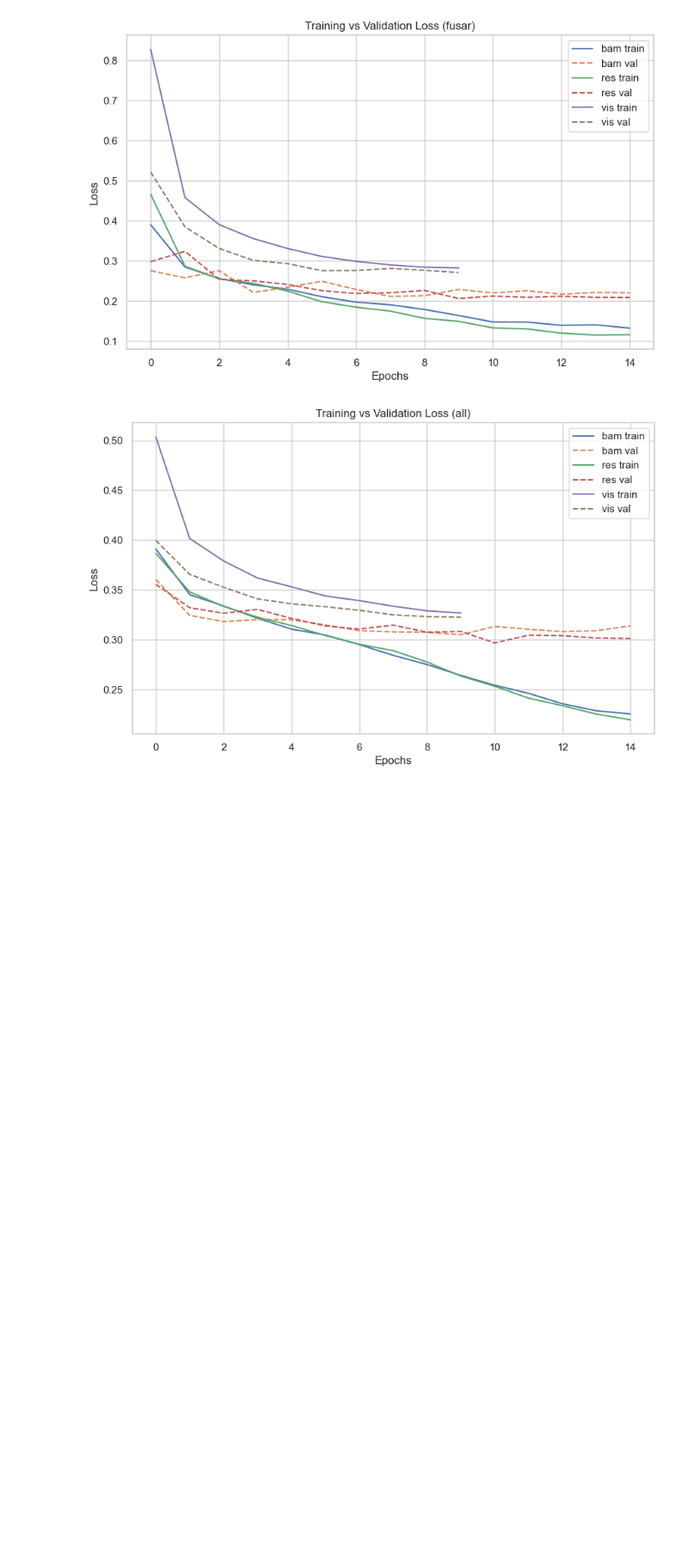
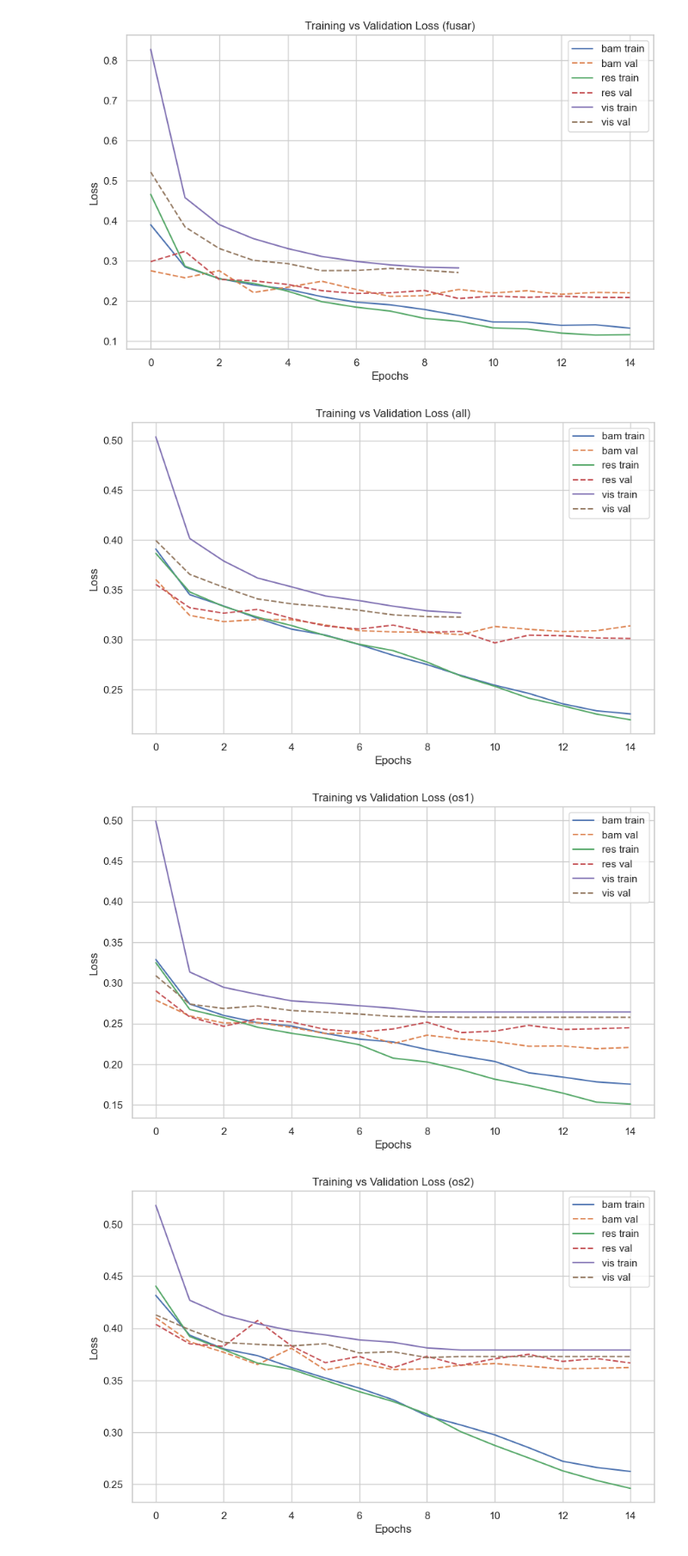
Before and after one commit to gknapp101/ds6050_final_project, a Jupyter notebook: test_results_plots.ipynb, the cells around one changed output. Shown at 86% size. Drawn from its saved outputs; the diff is of its cells as text; code cells hidden in the pictures; blank space fills up the shorter version.

Commit message:
Graphs

```diff
--- a/test_results_plots.ipynb
+++ b/test_results_plots.ipynb
@@ -809,3 +809,48 @@ for dataset, model_list in dataset_groups.items():
 [figure]
 [figure]
 [figure]
+# %%
+def extend_to_length(arr, target_len):
+    if len(arr) >= target_len:
+        return arr
+    return arr + [arr[-1]] * (target_len - len(arr))
+# %%
+target_epochs = 15
+
+for dataset, model_list in dataset_groups.items():
+    plt.figure(figsize=(10, 6))
+
+    for model in model_list:
+        m = data[model]
+        model_name = model.split('__')[0]
+
+        train = m['train_loss']
+        val = m['val_loss']
+
+        # extend ONLY vis models
+        if model_name == 'vis':
+            train = extend_to_length(train, target_epochs)
+            val = extend_to_length(val, target_epochs)
+
+        plt.plot(
+            train,
+            linestyle='-',
+            label=f"{model_name} train"
+        )
+
+        plt.plot(
+            val,
+            linestyle='--',
+            label=f"{model_name} val"
+        )
+
+    plt.title(f"Training vs Validation Loss ({dataset})")
+    plt.xlabel("Epochs")
+    plt.ylabel("Loss")
+    plt.legend()
+    plt.grid(True)
+
+    plt.show()
+# %% [output]
+[figure, added]
+[figure, added]
```
Also changed, not shown: parts of 1 cell of this notebook.
